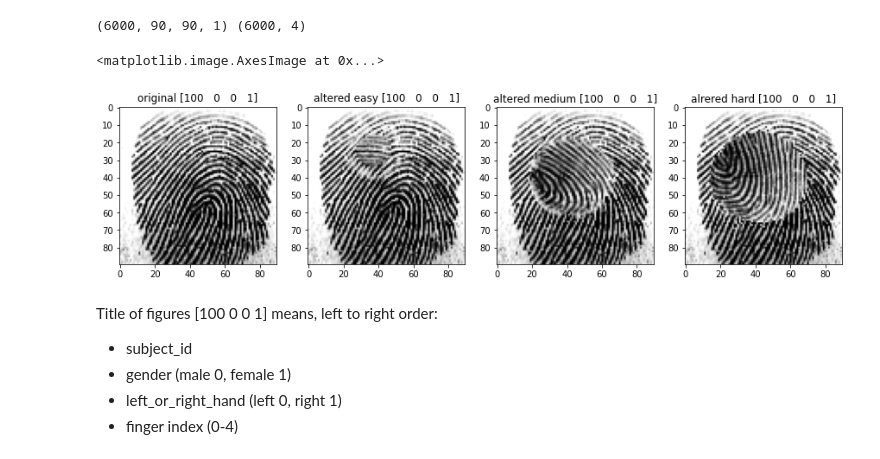
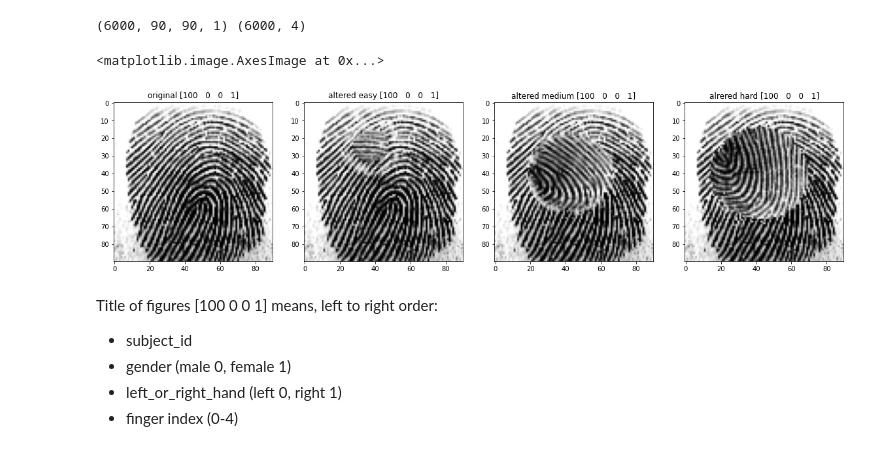
Before and after one commit to memari-majid/fingerprint_recognition, a Jupyter notebook: train.ipynb, the cells around one changed output. Drawn from its saved outputs; the diff is of its cells as text; code cells hidden in the pictures.

```diff
--- a/train.ipynb
+++ b/train.ipynb
@@ -25,22 +25,22 @@ print(x_real.shape, y_real.shape)
 # %% [output]
 (6000, 90, 90, 1) (6000, 4)
 # %%
-plt.figure(figsize=(15, 10))
+plt.figure(figsize=(20, 12))
 plt.subplot(1, 4, 1)
 plt.title(f'original {y_real[0]}')
 plt.imshow(x_real[0].squeeze(), cmap='gray')
 plt.subplot(1, 4, 2)
 plt.title(f'altered easy {y_easy[0]}')
 plt.imshow(x_easy[0].squeeze(), cmap='gray')
 plt.subplot(1, 4, 3)
 plt.title(f'altered medium {y_medium[0]}')
 plt.imshow(x_medium[0].squeeze(), cmap='gray')
 plt.subplot(1, 4, 4)
 plt.title(f'alrered hard {y_hard[0]}')
 plt.imshow(x_hard[0].squeeze(), cmap='gray')
 # %% [output]
 <matplotlib.image.AxesImage at 0x...>
-[figure, old version]
+[figure, new version]
 # %% [markdown]
 Title of figures [100 0 0 1] means, left to right order:
 * subject_id
```
Also changed, not shown: parts of 3 cells of this notebook.
